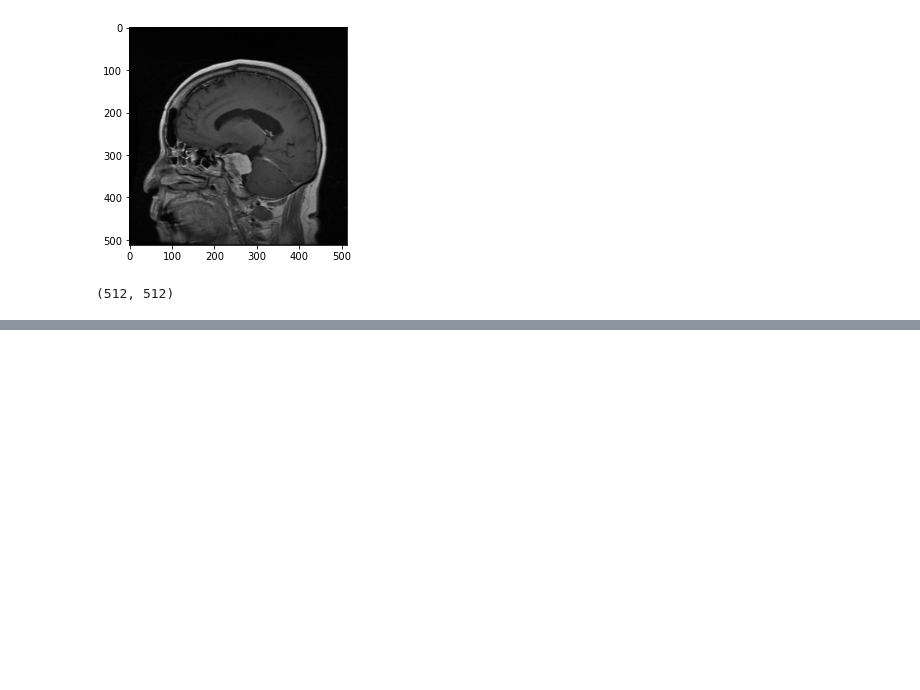
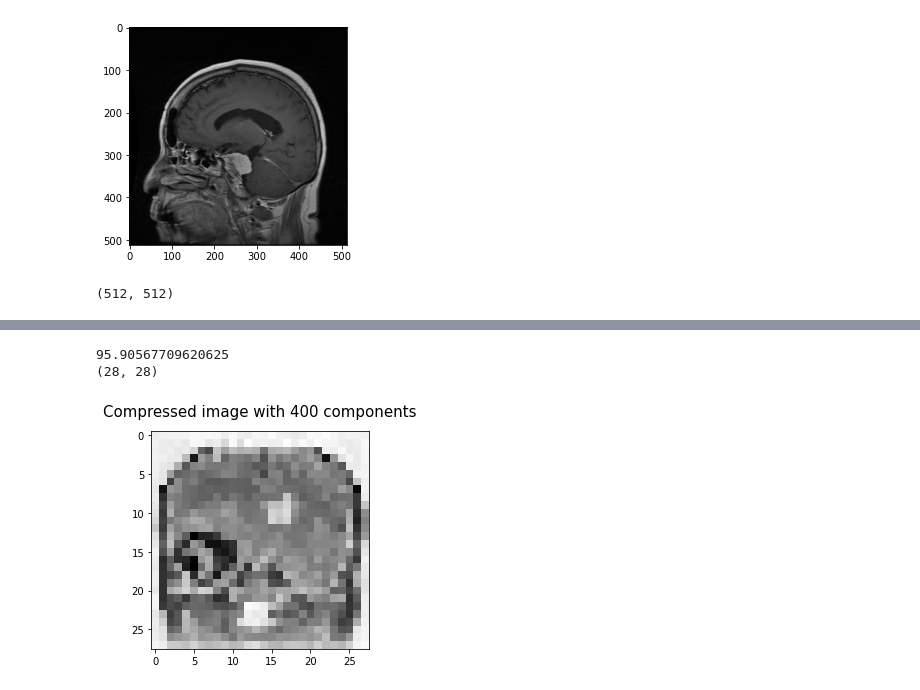
Before and after one commit to Trinity-Actual/AMLS_21-22_SN17081058, a Jupyter notebook: Data-Preprocessing.ipynb, the cells around one changed output, grey strips where cells are left out. Saved outputs shown, nothing was run; the diff lists cells and outputs as text; code cells hidden in the pictures; blank space fills up the shorter version.

```diff
--- a/Data-Preprocessing.ipynb
+++ b/Data-Preprocessing.ipynb
@@ -332,0 +399,24 @@ plt.show()
+# %%
+#From the figure we determine that we can use 400 components for PCA
+#We carry out PCA here to explore the results. Proper PCA will be done in both the binary and multiclass task notebooks
+
+pca_400 = PCA(n_components = 400)
+pca_400_reduced = pca_400.fit_transform(Images_flattened)
+
+#Inverse transform is used to print the PCA-ed image to show the difference
+pca_400_recovered = pca_400.inverse_transform(pca_400_reduced)
+
+#This is just to visualise the PCA-ed images
+#Moving forward we want to use the
+image_pca_400 = pca_400_recovered[2,:].reshape([28,28])
+plt.imshow(image_pca_400, cmap='gray_r')
+plt.title('Compressed image with 400 components', fontsize=15, pad=15)
+
+#This returns the exact explained variance value for n_components = 400
+#In this case the value is 95.90869326637919
+print(np.cumsum(pca_400.explained_variance_ratio_ * 100)[-1])
+print(image_pca_400.shape)
+# %% [output]
+95.90567709620625
+(28, 28)
+[figure, added]
```
Also changed, not shown: parts of 24 cells of this notebook, 1 other file.
